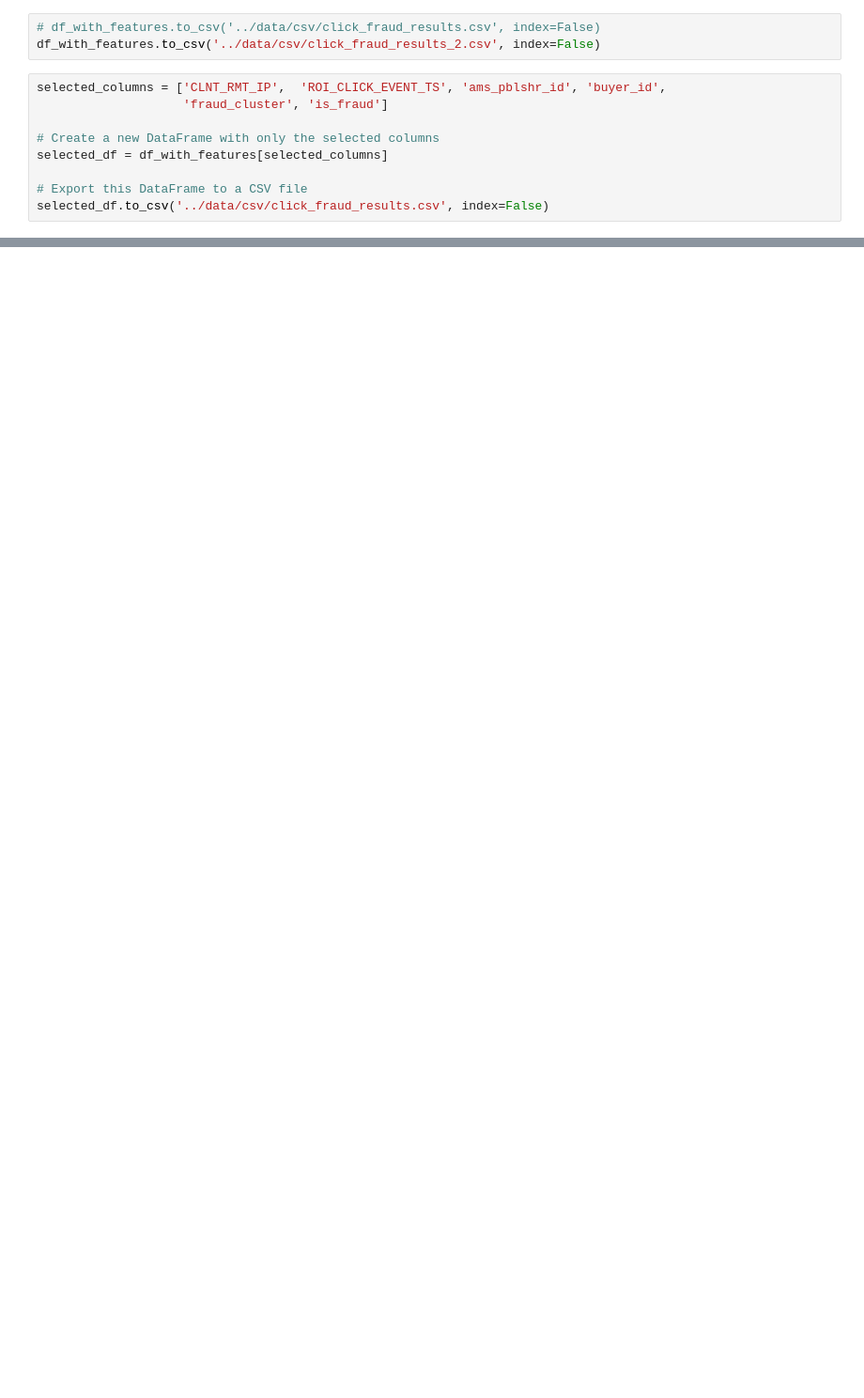
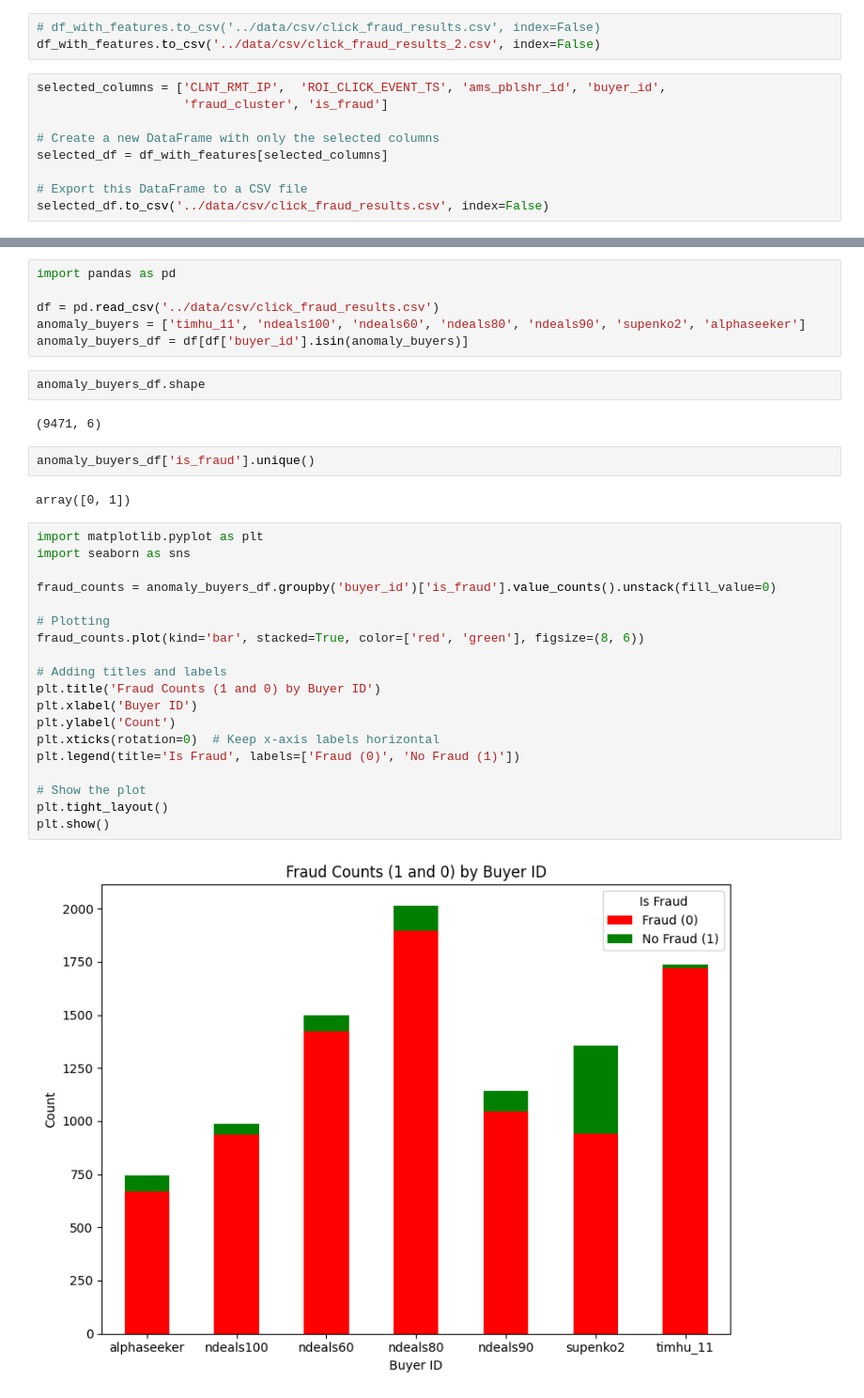
Before and after one commit to UtkarshS20/vpn_annotator, a Jupyter notebook: notebooks/model_training.ipynb, the cells around one changed output, grey strips where cells are left out. Shown: that part at 94% size. Cells and saved outputs as stored; diff of their text form; blank space fills up the shorter version.

```diff
--- a/notebooks/model_training.ipynb
+++ b/notebooks/model_training.ipynb
@@ -681,0 +684,35 @@ selected_df.to_csv('../data/csv/click_fraud_results.csv', index=False)
+# %%
+import pandas as pd
+
+df = pd.read_csv('../data/csv/click_fraud_results.csv')
+anomaly_buyers = ['timhu_11', 'ndeals100', 'ndeals60', 'ndeals80', 'ndeals90', 'supenko2', 'alphaseeker']
+anomaly_buyers_df = df[df['buyer_id'].isin(anomaly_buyers)]
+# %%
+anomaly_buyers_df.shape
+# %% [output]
+(9471, 6)
+# %%
+anomaly_buyers_df['is_fraud'].unique()
+# %% [output]
+array([0, 1])
+# %%
+import matplotlib.pyplot as plt
+import seaborn as sns
+
+fraud_counts = anomaly_buyers_df.groupby('buyer_id')['is_fraud'].value_counts().unstack(fill_value=0)
+
+# Plotting
+fraud_counts.plot(kind='bar', stacked=True, color=['red', 'green'], figsize=(8, 6))
+
+# Adding titles and labels
+plt.title('Fraud Counts (1 and 0) by Buyer ID')
+plt.xlabel('Buyer ID')
+plt.ylabel('Count')
+plt.xticks(rotation=0)  # Keep x-axis labels horizontal
+plt.legend(title='Is Fraud', labels=['Fraud (0)', 'No Fraud (1)'])
+
+# Show the plot
+plt.tight_layout()
+plt.show()
+# %% [output]
+[figure, added]
```
Also changed, not shown: parts of 9 cells of this notebook.
